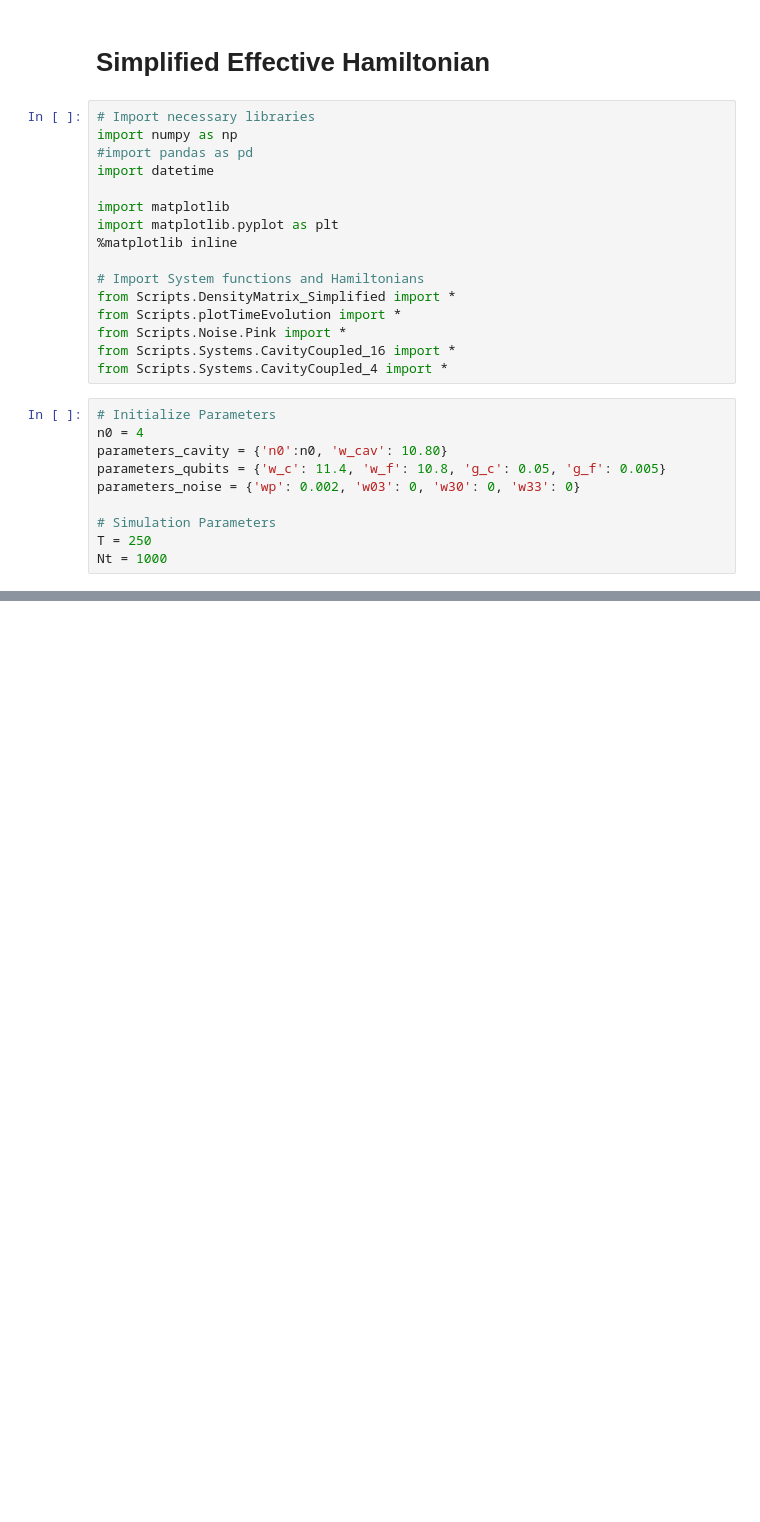
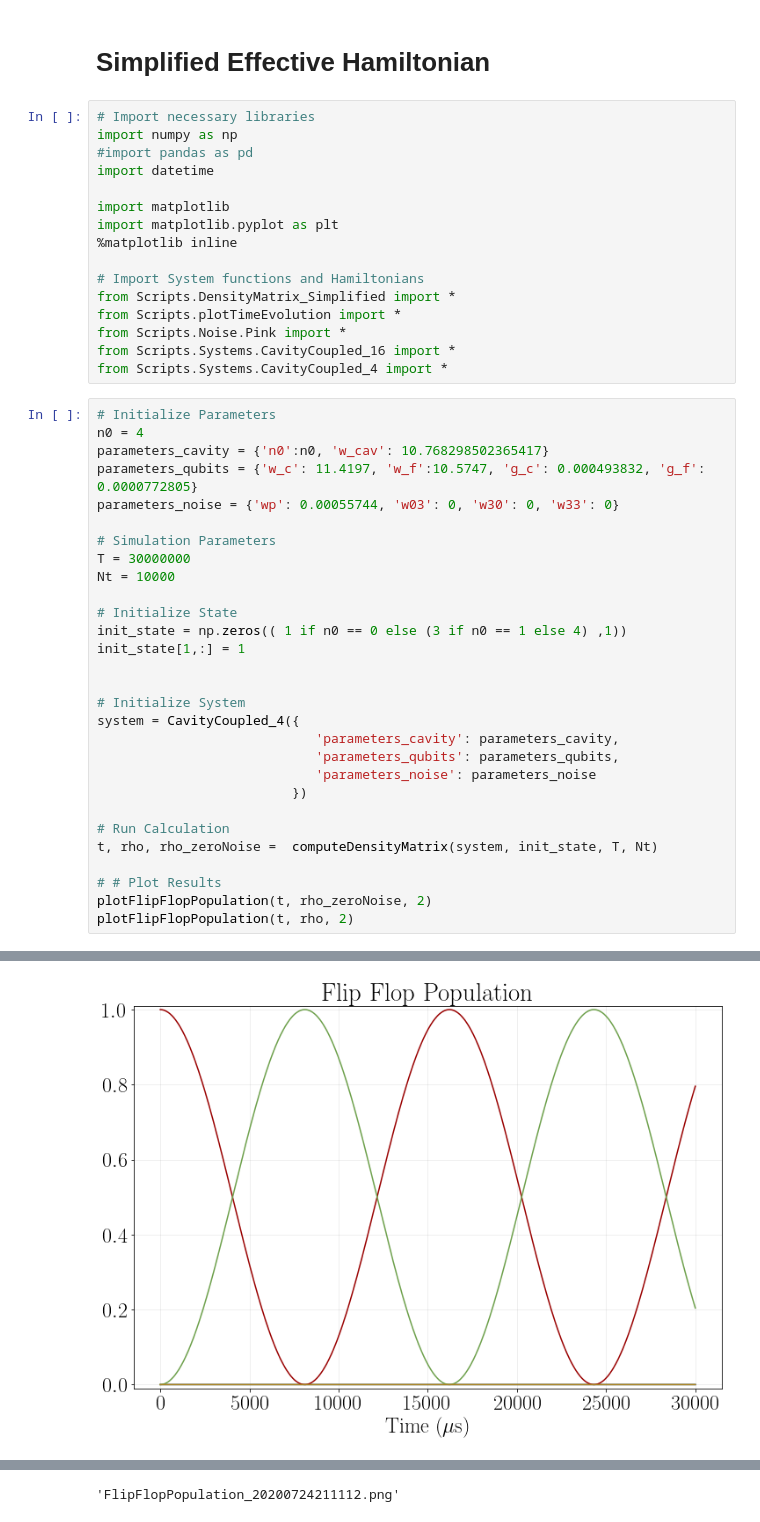
Before and after one commit to jtruong04/FlipFlopQubit_CavityCoupling, a Jupyter notebook: Simplified_Effective_Hamiltonian.ipynb, the cells around one changed output, grey strips where cells are left out. Drawn from its saved outputs; the diff is of its cells as text; blank space fills up the shorter version.

```diff
--- a/Simplified_Effective_Hamiltonian.ipynb
+++ b/Simplified_Effective_Hamiltonian.ipynb
@@ -19,10 +19,30 @@ from Scripts.Systems.CavityCoupled_4 import *
 # %%
 # Initialize Parameters
 n0 = 4
-parameters_cavity = {'n0':n0, 'w_cav': 10.80}
-parameters_qubits = {'w_c': 11.4, 'w_f': 10.8, 'g_c': 0.05, 'g_f': 0.005}
-parameters_noise = {'wp': 0.002, 'w03': 0, 'w30': 0, 'w33': 0}
+parameters_cavity = {'n0':n0, 'w_cav': 10.768298502365417}
+parameters_qubits = {'w_c': 11.4197, 'w_f':10.5747, 'g_c': 0.000493832, 'g_f': 0.0000772805}
+parameters_noise = {'wp': 0.00055744, 'w03': 0, 'w30': 0, 'w33': 0}
 
 # Simulation Parameters
-T = 250
-Nt = 1000
+T = 30000000
+Nt = 10000
+
+# Initialize State
+init_state = np.zeros(( 1 if n0 == 0 else (3 if n0 == 1 else 4) ,1))
+init_state[1,:] = 1
+
+
+# Initialize System
+system = CavityCoupled_4({
+                            'parameters_cavity': parameters_cavity,
+                            'parameters_qubits': parameters_qubits,
+                            'parameters_noise': parameters_noise
+                         })
+
+# Run Calculation
+t, rho, rho_zeroNoise =  computeDensityMatrix(system, init_state, T, Nt)
+
+# # Plot Results
+plotFlipFlopPopulation(t, rho_zeroNoise, 2)
+plotFlipFlopPopulation(t, rho, 2)
+# %% [output]
@@ -28,0 +60 @@ Nt = 1000
+[figure, added]
@@ -28,0 +62 @@ Nt = 1000
+'FlipFlopPopulation_20200724211112.png'
```
Also changed, not shown: parts of 2 cells of this notebook, 54 other files.
